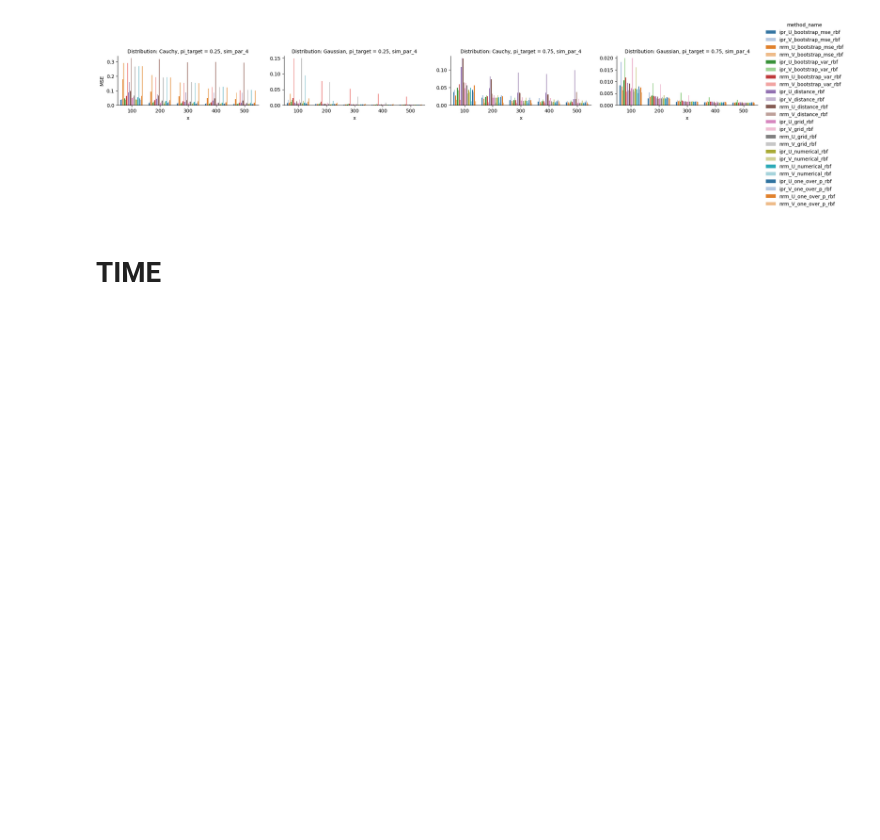
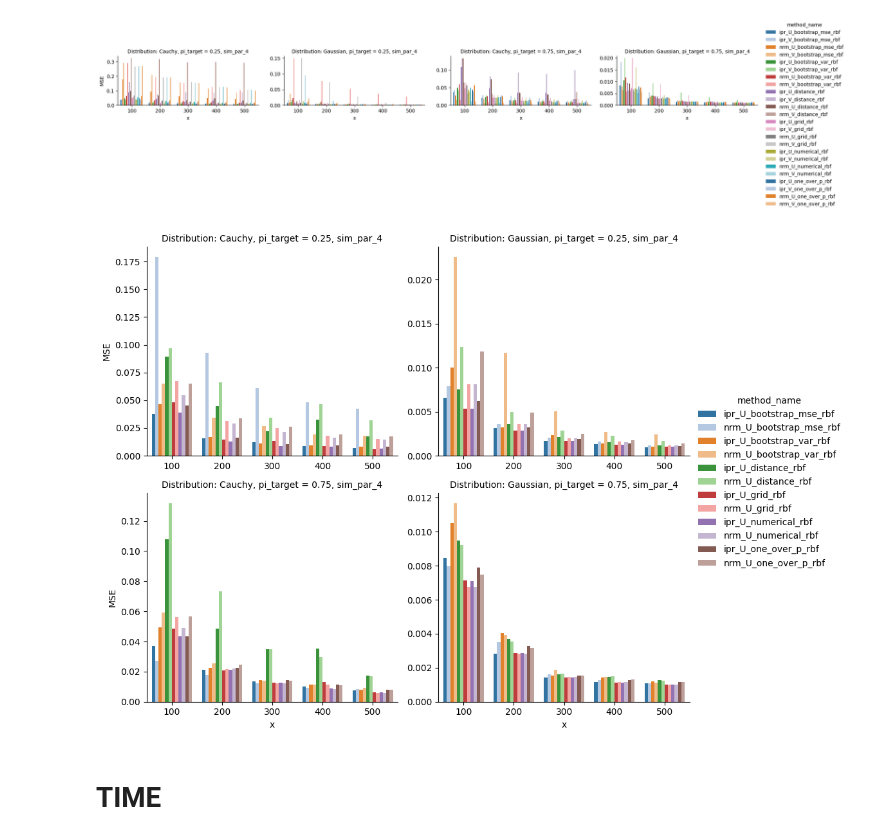
Before and after one commit to lazeckam/RHKS_label_shift, a Jupyter notebook: stage_1/01_RKHS_estimators_comparison_25_10_06.ipynb, the cells around one changed output. Drawn from its saved outputs; the diff is of its cells as text; code cells hidden in the pictures; blank space fills up the shorter version.

Commit message:
update plots

```diff
--- a/stage_1/01_RKHS_estimators_comparison_25_10_06.ipynb
+++ b/stage_1/01_RKHS_estimators_comparison_25_10_06.ipynb
@@ -187,6 +187,10 @@ df_mse = pd.read_csv('results/results_heavy_tail_mse_new.csv', index_col=0)
 plot_mse(df_mse, ['U', 'V'], col_wrap=4)
 # %% [output]
 [figure]
+# %%
+plot_mse(df_mse, ['U'], col_wrap=2)
+# %% [output]
+[figure, added]
 # %% [markdown]
 # TIME
 # %%
```
